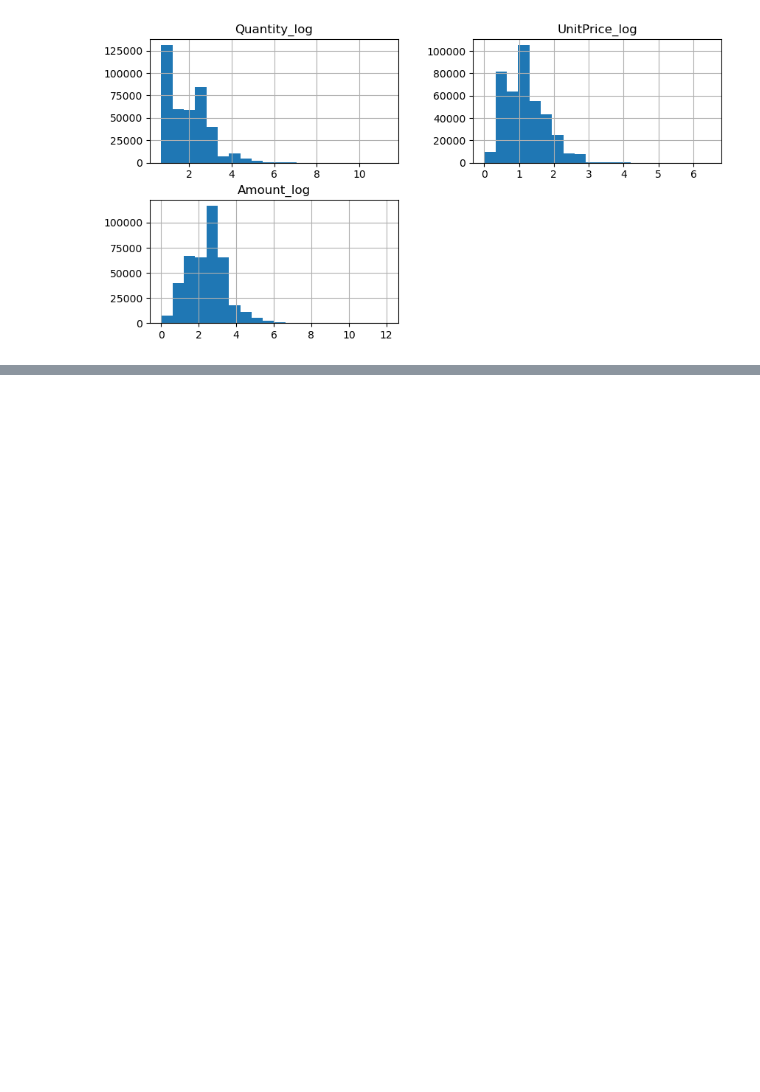
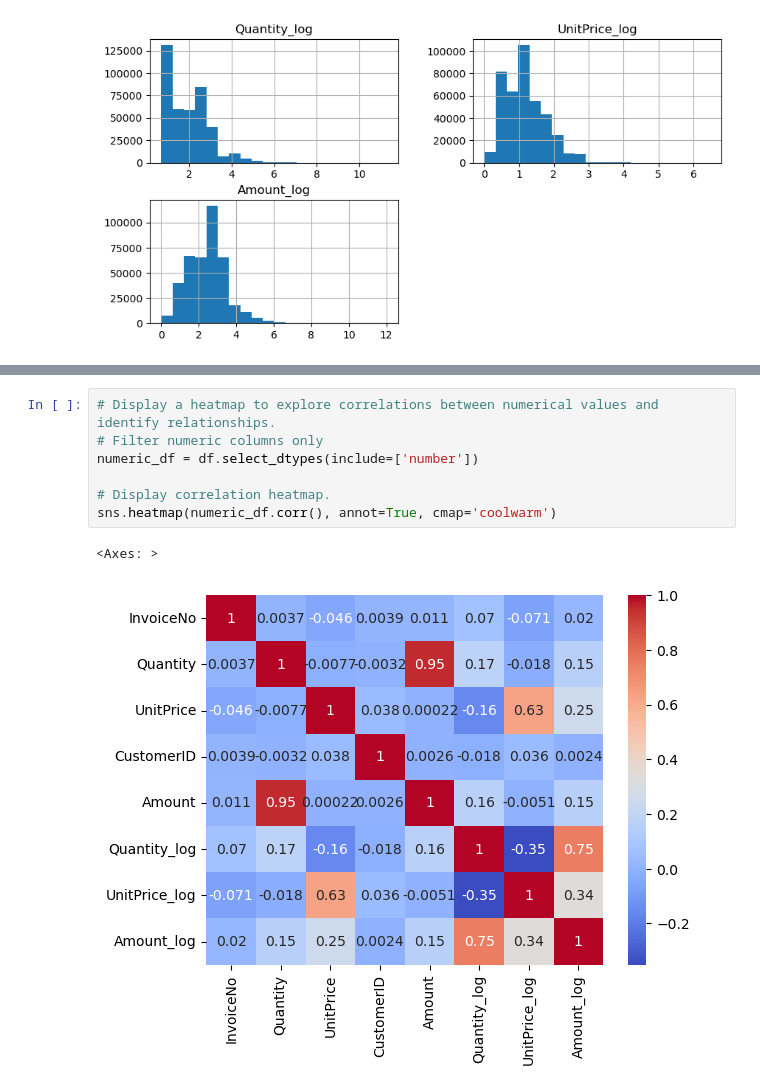
Before and after one commit to jwharmeriv/Customer_Segmentation_Project, a Jupyter notebook: notebooks/Capstone_3_Data_Preprocessing_EDA.ipynb, the cells around one changed output, grey strips where cells are left out. Cells and saved outputs as stored; diff of their text form; blank space fills up the shorter version.

```diff
--- a/notebooks/Capstone_3_Data_Preprocessing_EDA.ipynb
+++ b/notebooks/Capstone_3_Data_Preprocessing_EDA.ipynb
@@ -339,0 +351,10 @@ array([[<Axes: title={'center': 'Quantity_log'}>,
+# %%
+# Display a heatmap to explore correlations between numerical values and identify relationships.
+# Filter numeric columns only
+numeric_df = df.select_dtypes(include=['number'])
+
+# Display correlation heatmap.
+sns.heatmap(numeric_df.corr(), annot=True, cmap='coolwarm')
+# %% [output]
+<Axes: >
+[figure, added]
```
Also changed, not shown: parts of 6 cells of this notebook.
